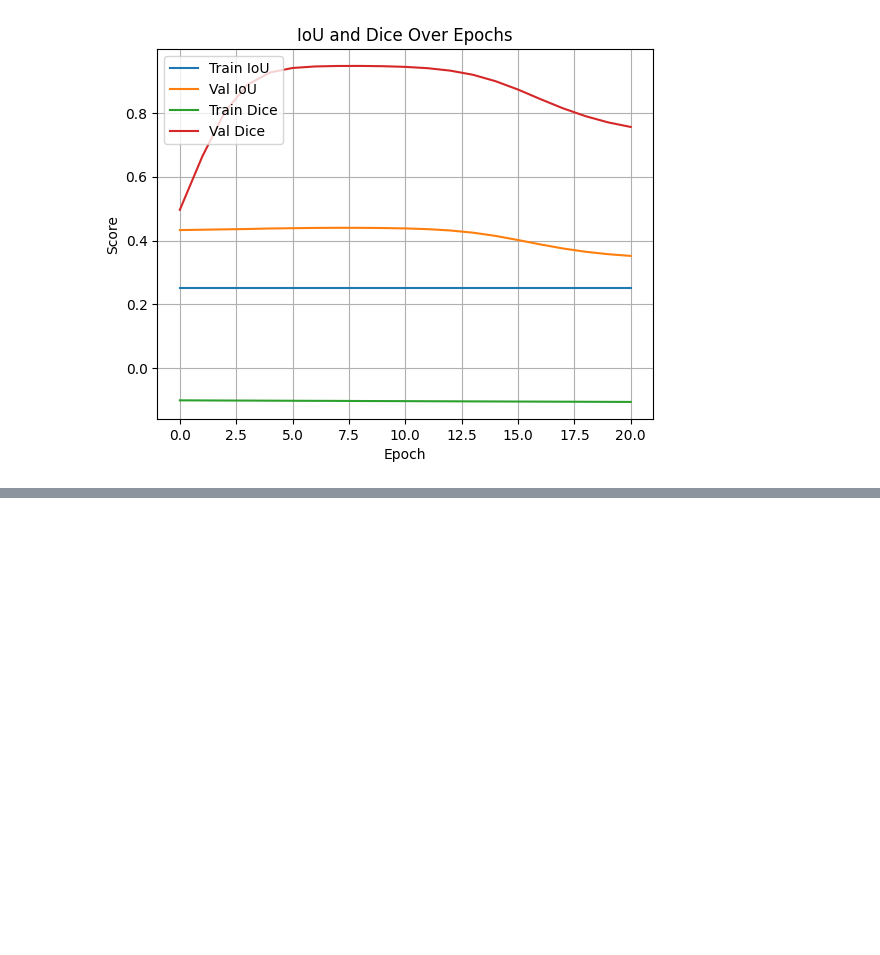
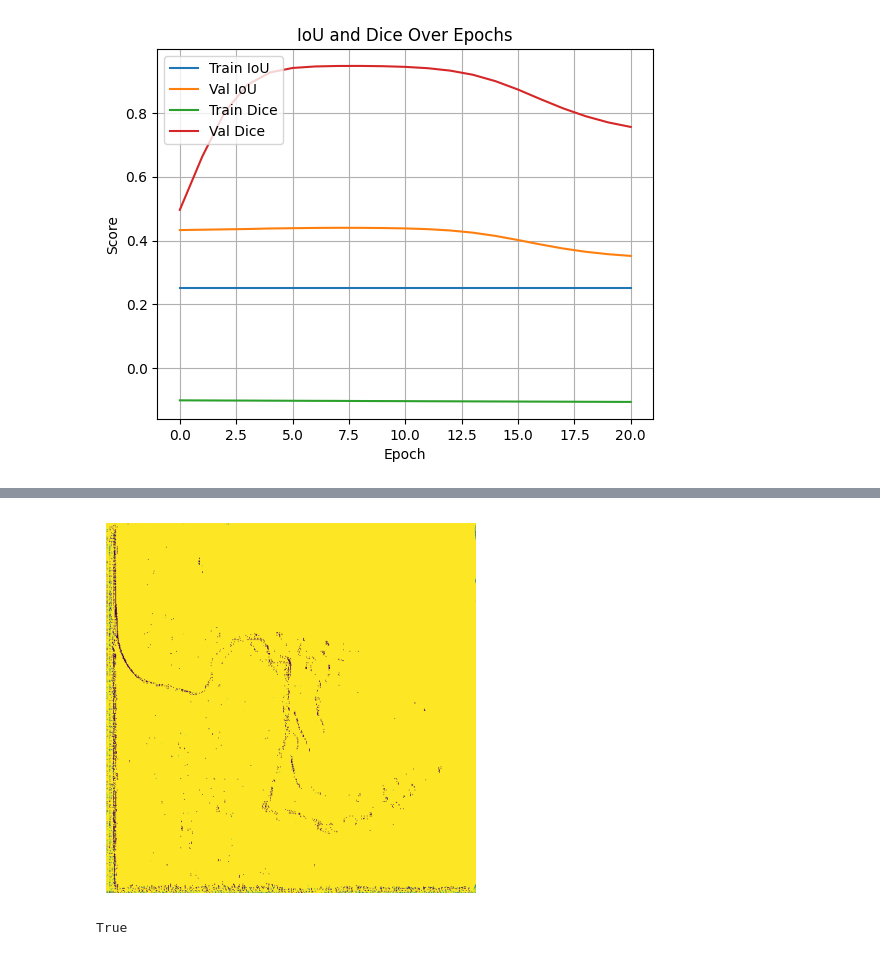
Before and after one commit to VukIG/Segmetacija-Koronarnih-Arterija, a Jupyter notebook: vessel_branch_classification.ipynb, the cells around one changed output, grey strips where cells are left out. Saved outputs shown, nothing was run; the diff lists cells and outputs as text; code cells hidden in the pictures; blank space fills up the shorter version.

```diff
--- a/vessel_branch_classification.ipynb
+++ b/vessel_branch_classification.ipynb
@@ -273,9 +316,6 @@ Streaming output truncated to the last 5000 lines.
 # %%
-def inc_contrast(img_batch):
-  return tf.image.adjust_contrast(img_batch, 2.)
-
 train_x = tf.keras.preprocessing.image_dataset_from_directory(
-    r"/content/drive/MyDrive/syntax/syntax/train/images",
+    r"/content/drive/MyDrive/syntax/syntax/train/sharpened_images",
     labels=None,
     class_names=None,
     image_size=(512,512),
@@ -285,7 +325,7 @@ train_x = tf.keras.preprocessing.image_dataset_from_directory(
 )
 
 test_x = tf.keras.preprocessing.image_dataset_from_directory(
-    r"/content/drive/MyDrive/syntax/syntax/test/images",
+    r"/content/drive/MyDrive/syntax/syntax/test/sharpened_images",
     labels=None,
     class_names=None,
     image_size=(512,512),
@@ -294,10 +334,8 @@ test_x = tf.keras.preprocessing.image_dataset_from_directory(
     batch_size=32
 )
 
-
-
 validate_x = tf.keras.preprocessing.image_dataset_from_directory(
-    r"/content/drive/MyDrive/syntax/syntax/val/images",
+    r"/content/drive/MyDrive/syntax/syntax/val/sharpened_images",
     labels=None,
     class_names=None,
     image_size=(512,512),
@@ -326,10 +364,15 @@ validate_y = tf.keras.preprocessing.image_dataset_from_directory(
     color_mode="grayscale"
 )
 
-test_x = test_x.map(inc_contrast)
-
-train_dataset = tf.data.Dataset.zip((train_x, train_y))
-validate_dataset = tf.data.Dataset.zip((validate_x,validate_y))
+test_y = tf.keras.preprocessing.image_dataset_from_directory(
+    r"/content/drive/MyDrive/syntax/syntax/test/binary_mask",
+    labels=None,
+    class_names=None,
+    image_size=(512,512),
+    shuffle=False,
+    color_mode="grayscale",
+    batch_size=32
+)
 # %% [output]
 Found 1000 files.
 Found 300 files.
@@ -396,8 +443,7 @@ def decoder_block(expansive_input, skip_connection, n_filters, batch_norm=False,
 def standard_u_net(input_size=(512,512,1), n_filters=2, n_classes=1, batch_norm=True, dropouts=np.zeros(10)):
 
     inputs = Input(input_size)
-    sharpen =  tf.keras.layers.RandomSharpness(1.0, value_range=(0, 1), data_format=None, seed=None)(inputs)
-    encoder_block1 = encoder_block(sharpen,n_filters,batch_norm,dropout_prob=dropouts[0])
+    encoder_block1 = encoder_block(inputs,n_filters,batch_norm,dropout_prob=dropouts[0])
     encoder_block2 = encoder_block(encoder_block1[0],n_filters*2,batch_norm,dropout_prob=dropouts[1])
     encoder_block3 = encoder_block(encoder_block2[0],n_filters*4,batch_norm,dropout_prob=dropouts[2])
     encoder_block4 = encoder_block(encoder_block3[0],n_filters*8,batch_norm,dropout_prob=dropouts[3])
@@ -538,3 +584,6 @@ plt.grid(True)
 plt.show()
 # %% [output]
 [figure]
+# %%
+batch_prediction = model.predict(test_x.take(1))
+batch_truth_values = test_y.take(1)
@@ -540,0 +592,9 @@ plt.show()
+# %%
+plt.imshow(batch_prediction[0])
+
+plt.axis('off')  # optional
+plt.show()
+cv2.imwrite("prvaSlika.png",masked_image)
+# %% [output]
+[figure, added]
+True
```
Also changed, not shown: parts of 8 cells of this notebook.
